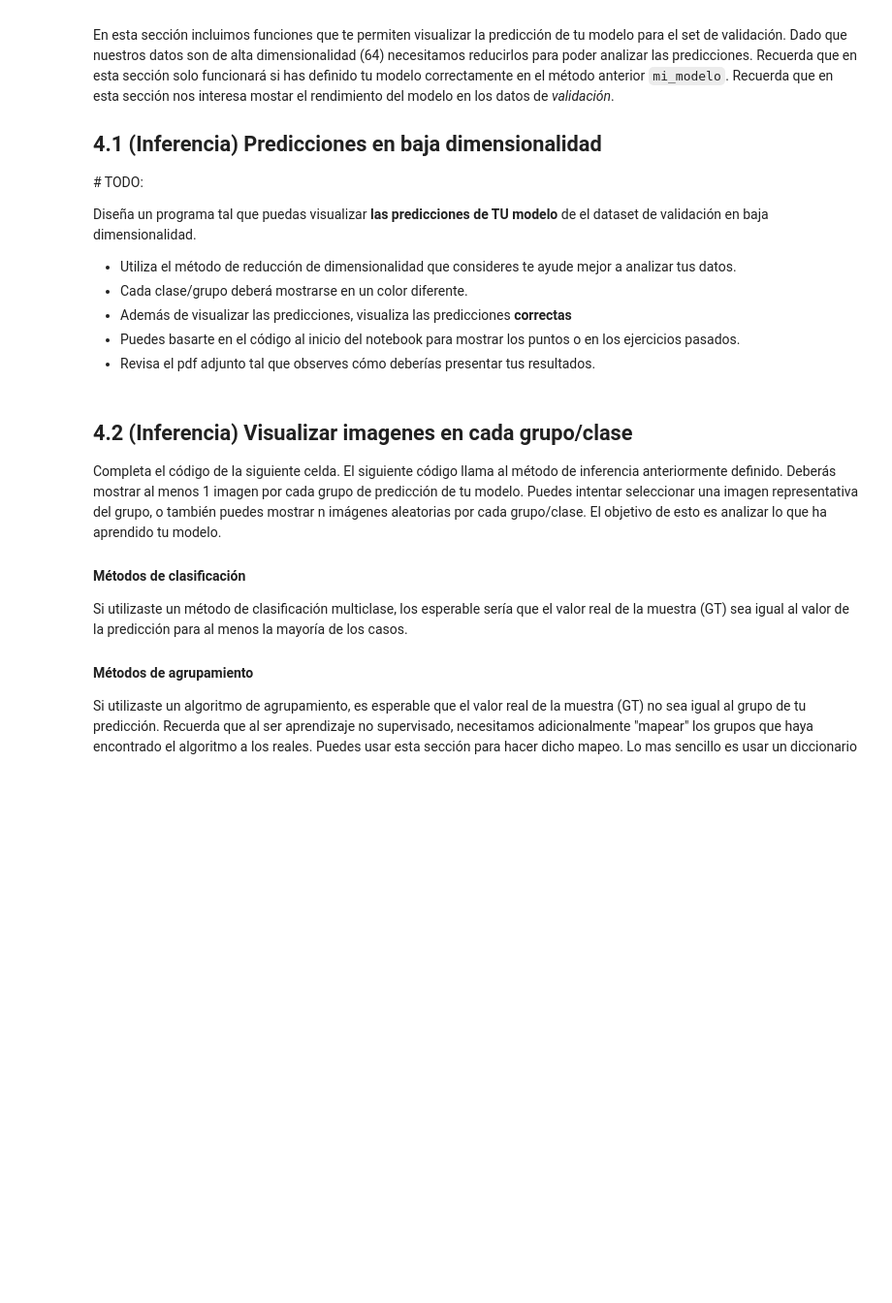
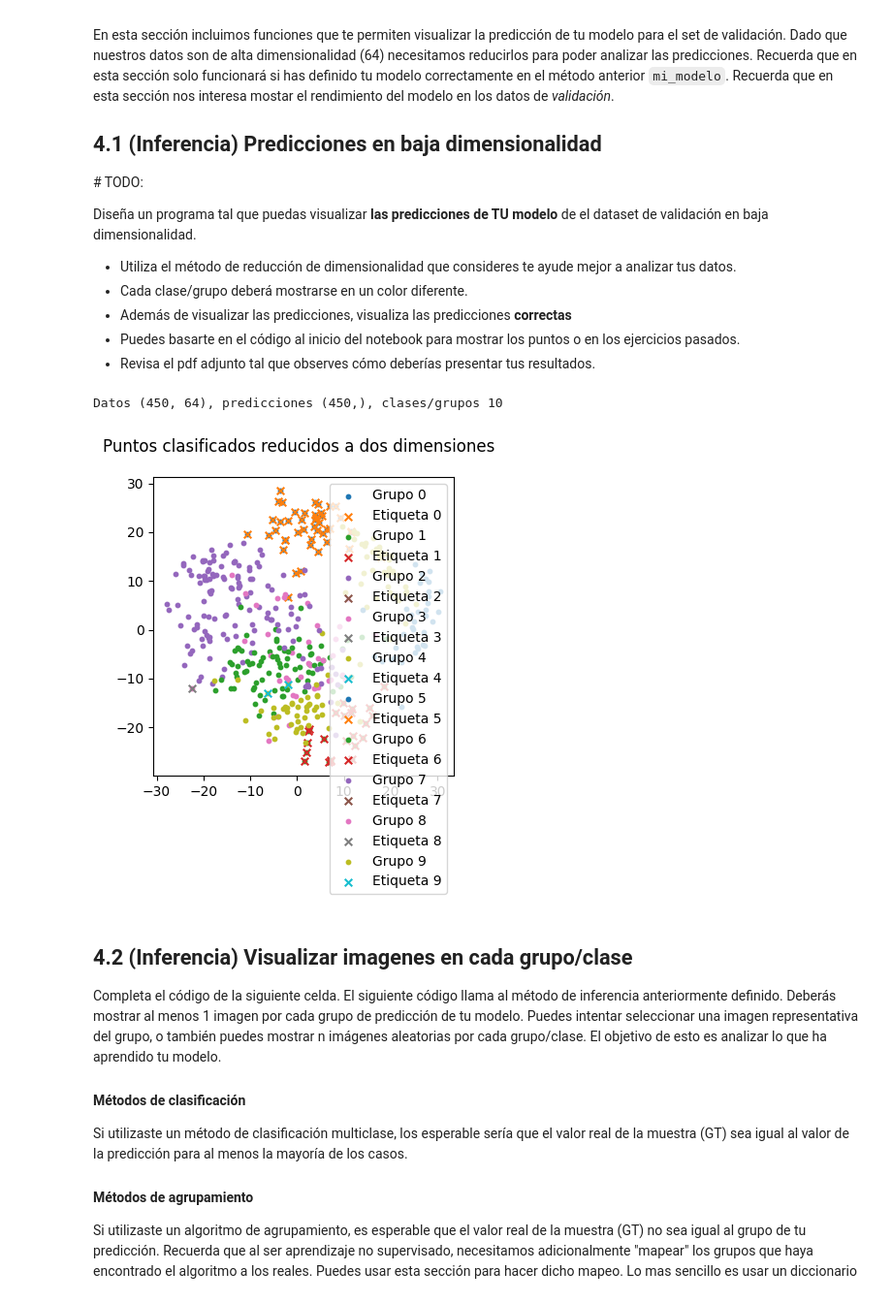
Before and after one commit to YaerimGZ/SI23_Togepis, a Jupyter notebook: proyecto_1_ML/proyecto_1_ML.ipynb, the cells around one changed output. Shown at 97% size. Saved outputs shown, nothing was run; the diff lists cells and outputs as text; code cells hidden in the pictures; blank space fills up the shorter version.

```diff
--- a/proyecto_1_ML/proyecto_1_ML.ipynb
+++ b/proyecto_1_ML/proyecto_1_ML.ipynb
@@ -156,7 +156,7 @@ def mi_modelo(X, label):
 
     # TODO: Entrena el modelo y regresa el modelo entrenado en los datos de entrenamiento.
     model = KMeans(n_clusters=10)
-    model.fit(data_train)
+    model.fit(data)
     # Entrena tu modelo con los DATOS NORMALIZADOS
 
     return model
@@ -205,24 +205,34 @@ Diseña un programa tal que puedas visualizar **las predicciones de TU modelo**
 # %%
 # Llamamos a inferencia de su modelo
 # preds deberá ser de la forma N,1
 # indicando el número al que corresponde cada imagen
 preds = mi_inferencia(modelo, data_val)
 
 # Buscamos la cantidad de grupos/clases que hay en los datos de validación
 group_pred = np.unique(preds)
 n_groups = len(group_pred)
 print(f"Datos {data_val.shape}, predicciones {preds.shape}, clases/grupos {n_groups}")
 
 fig, ax_reduced = plt.subplots(1, 1, figsize=(4,4))
 fig.suptitle("Puntos clasificados reducidos a dos dimensiones")
 
 # TODO: Grafíca los datos DE VALIDACIÓN reducidos (reduced_data_val)
 # con un color distinto para cada grupo/clase que tu modelo ha predecido (preds)
 #========== Start =========
+pca = PCA(n_components=2)
+reduced_data_val = pca.fit_transform(data_val)
+
+for group in group_pred:
+    mask = preds == group
+    ax_reduced.scatter(reduced_data_val[mask, 0], reduced_data_val[mask, 1], label=f"Grupo {group}", s=10)
+    ax_reduced.scatter(reduced_data_val[mask & (target_val == group), 0], reduced_data_val[mask & (target_val == group), 1], label=f"Etiqueta {group}", s=30, marker='x')
 
 #========== End ===========
+plt.legend()
 plt.show()
-plt.legend()
+# %% [output]
+Datos (450, 64), predicciones (450,), clases/grupos 10
+[figure, added]
 # %% [markdown]
 ## 4.2 (Inferencia) Visualizar imagenes en cada grupo/clase
 Completa el código de la siguiente celda. El siguiente código llama al método de inferencia anteriormente definido. Deberás mostrar al menos 1 imagen por cada grupo de predicción de tu modelo. Puedes intentar seleccionar una imagen representativa del grupo, o también puedes mostrar n imágenes aleatorias por cada grupo/clase. El objetivo de esto es analizar lo que ha aprendido tu modelo.
```
Also changed, not shown: parts of 4 cells of this notebook.
